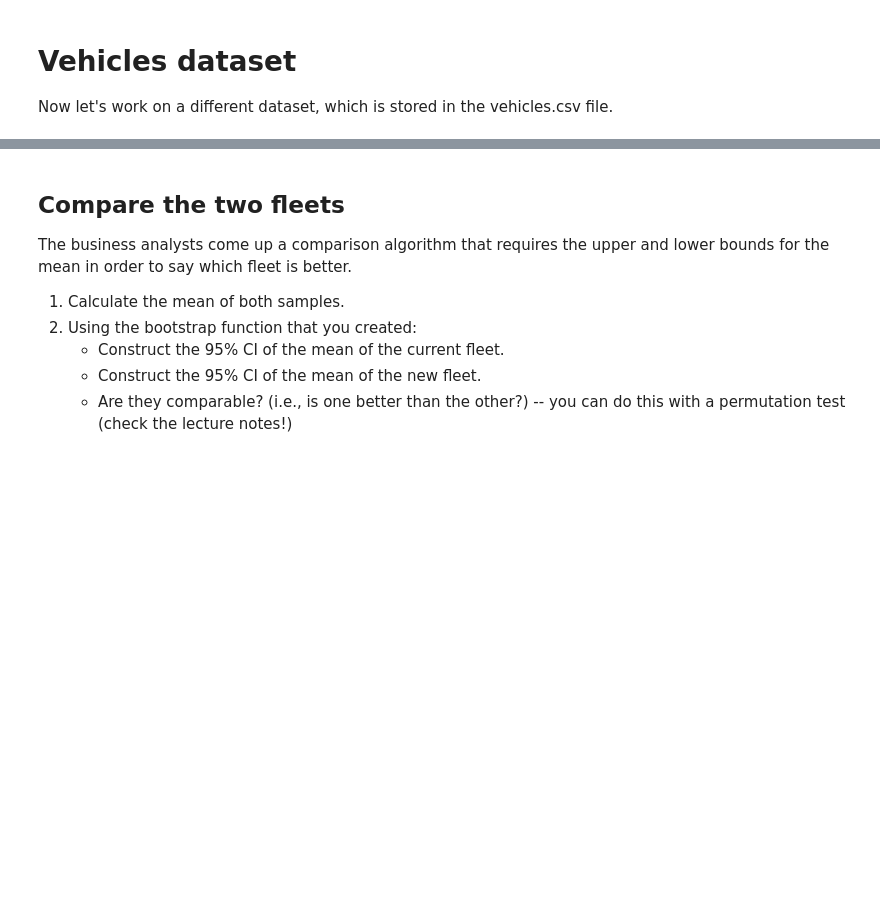
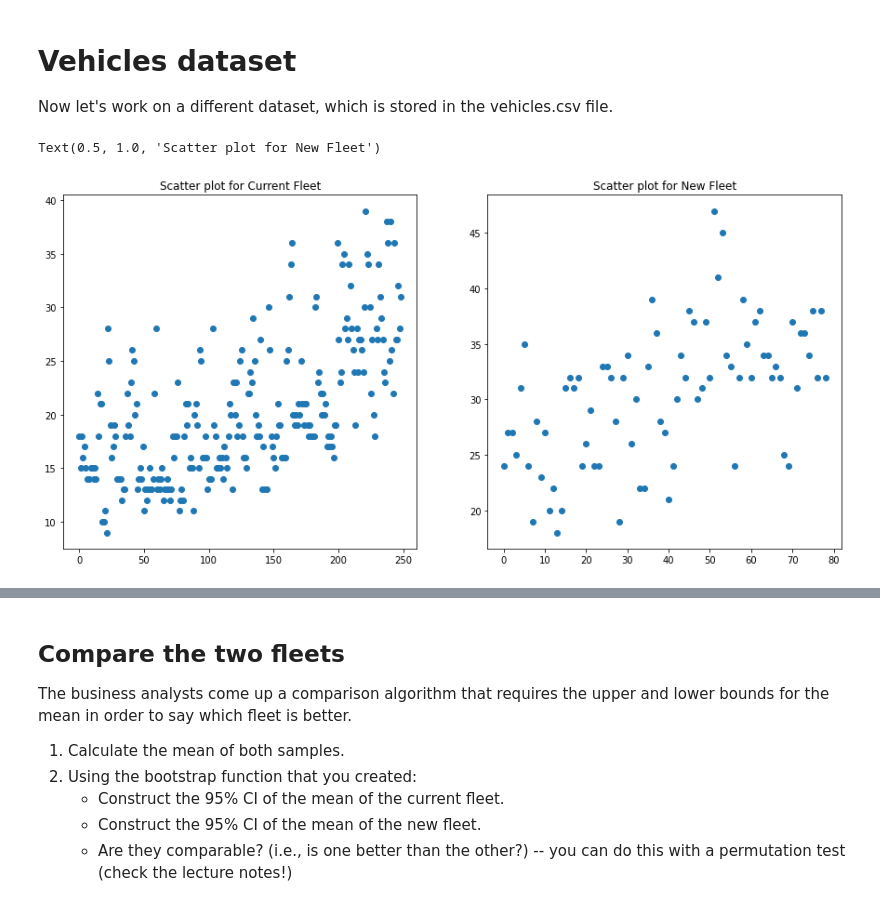
Before and after one commit to EmmanuelABonsu/CE888, a Jupyter notebook: src/lab2 - bootstrap/bootstrap.ipynb, the cells around one changed output, grey strips where cells are left out. Cells and saved outputs as stored; diff of their text form; code cells hidden in the pictures; blank space fills up the shorter version.

```diff
--- a/src/lab2 - bootstrap/bootstrap.ipynb
+++ b/src/lab2 - bootstrap/bootstrap.ipynb
@@ -65,12 +90,23 @@ sns_plot.axes[0, 0].set_xlim(0, 100000)
 
 Now let's work on a different dataset, which is stored in the vehicles.csv file.
 # %%
+import matplotlib.pyplot as plt
 # Load and visualise the vehicles dataset
 # To load the dataset: https://neptune.ai/blog/google-colab-dealing-with-files (check section "Load individual files directly from GitHub")
-
-
+df = pd.read_csv('https://raw.githubusercontent.com/albanda/CE888/master/lab2%20-%20bootstrap/vehicles.csv')
+df.head()
+df.dropna()
 # Note that the current and new fleets are in different columns and have different lengths, so bear this in mind when you're plotting.
 # You can create separate scatterplots for the two fleets, as you would with the histograms,
 # or plot them both in one plot (but not one against the other).
 # <---INSERT YOUR CODE HERE--->
+# Scatter Plots
+f, (ax1, ax2) = plt.subplots(1, 2, figsize=(15,7))
+ax1.scatter(df.index, df['Current fleet'])
+ax1.set_title('Scatter plot for Current Fleet')
+ax2.scatter(df.index, df['New Fleet'])
+ax2.set_title('Scatter plot for New Fleet')
 # Note: you can add more cells as needed to organise your code and your plots
+# %% [output]
+Text(0.5, 1.0, 'Scatter plot for New Fleet')
+[figure, added]
```
Also changed, not shown: parts of 8 cells of this notebook.
